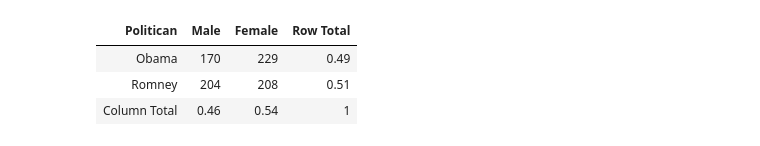
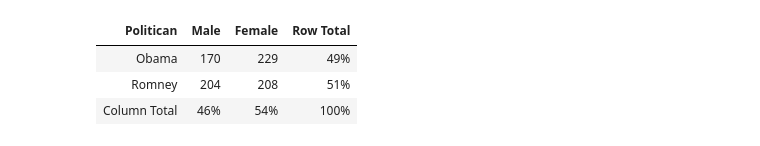
Before and after one commit to ds-modules/POLSCI-3, a Jupyter notebook: beta materials/Lecture_I_NB_1.ipynb, the cells around one changed output. Cells and saved outputs as stored; diff of their text form; code cells hidden in the pictures.

```diff
--- a/beta materials/Lecture_I_NB_1.ipynb
+++ b/beta materials/Lecture_I_NB_1.ipynb
@@ -3,13 +17,13 @@ from datascience import Table
 # %%
 respond_table = Table().with_columns(
                 'Politican',['Obama', 'Romney', 'Column Total'],
-                'Male', [170, 204, .46],
-                'Female', [229, 208, .54],
-                'Row Total', [.49, .51, 1.0]
+                'Male', [170, 204, '46%'],
+                'Female', [229, 208, '54%'],
+                'Row Total', ['49%', '51%', '100%']
                 )
 respond_table
 # %% [output]
 | Politican | Male | Female | Row Total |
-| Obama | 170 | 229 | 0.49 |
-| Romney | 204 | 208 | 0.51 |
-| Column Total | 0.46 | 0.54 | 1 |
+| Obama | 170 | 229 | 49% |
+| Romney | 204 | 208 | 51% |
+| Column Total | 46% | 54% | 100% |
```
Also changed, not shown: parts of 6 cells of this notebook, 1 other file.
